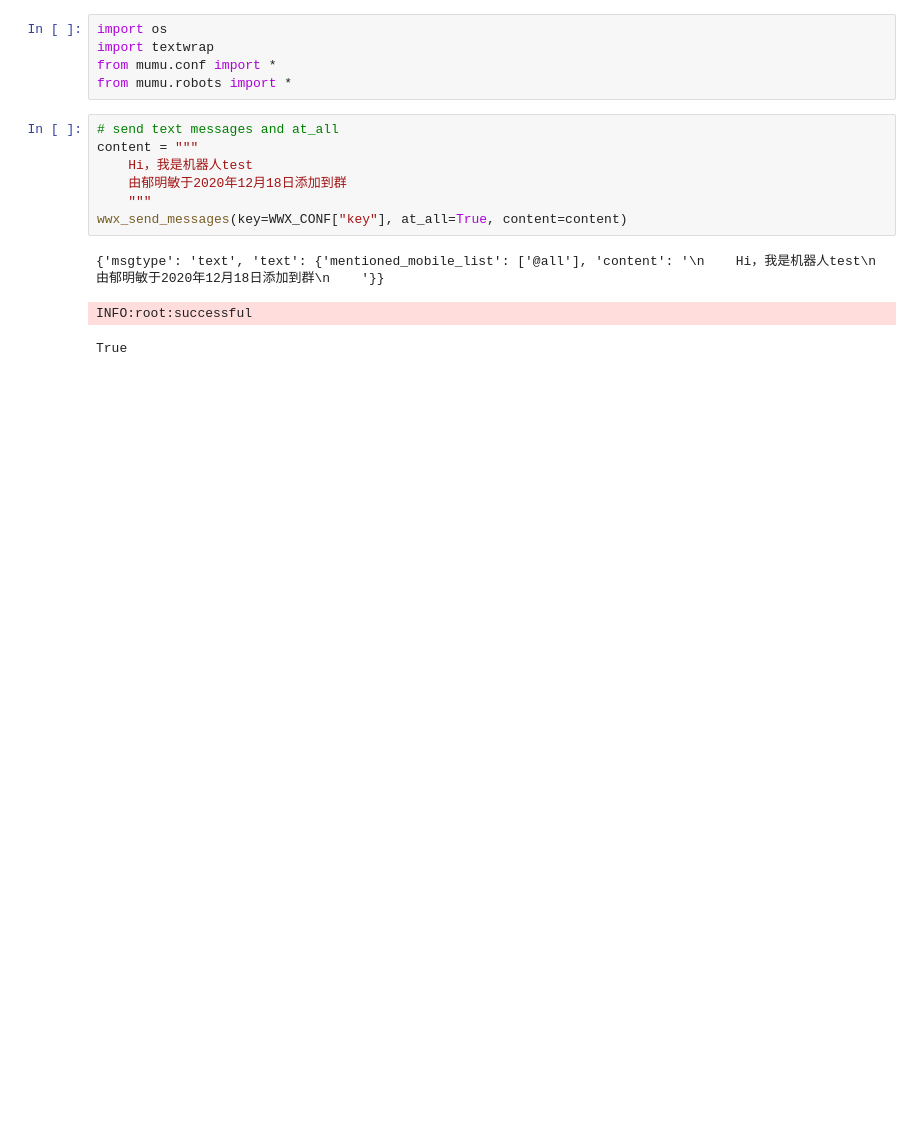
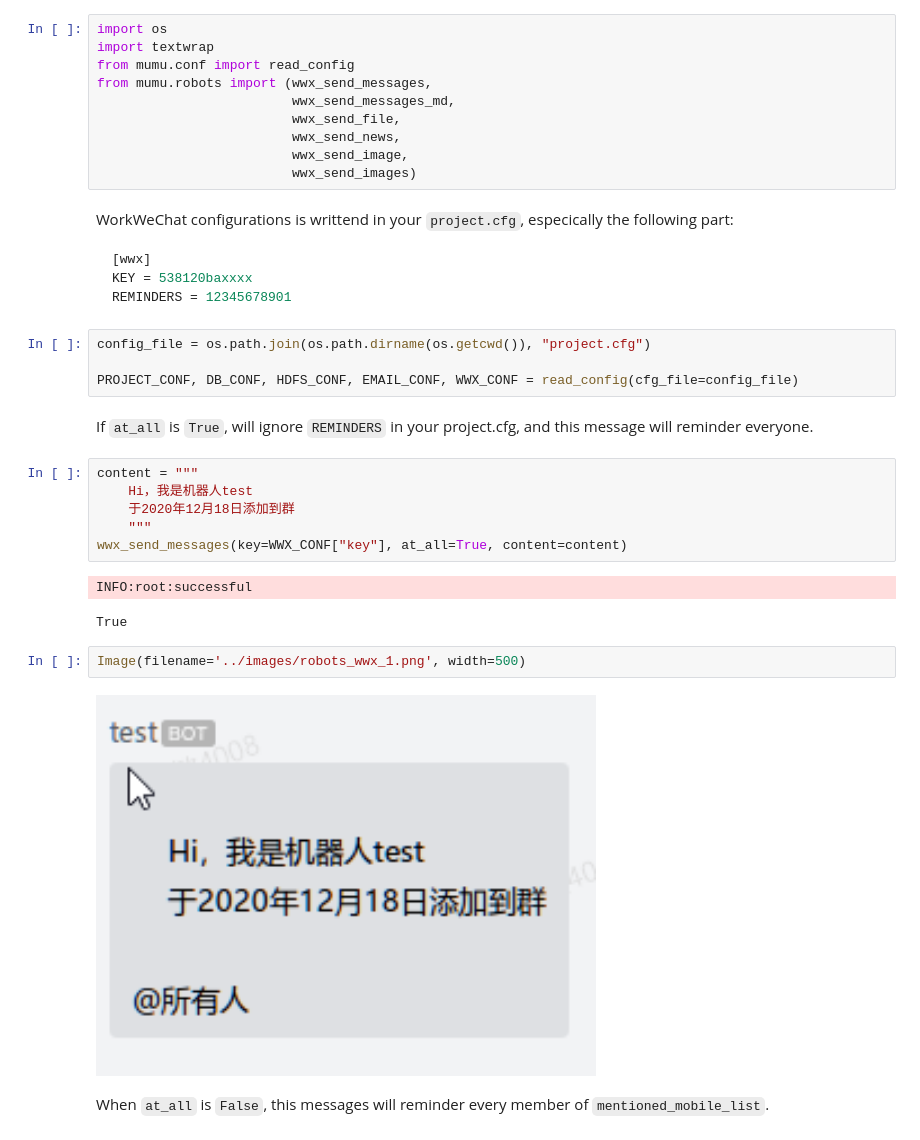
Before and after one commit to mingminyu/mumu, a Jupyter notebook: notebooks/robots_examples/WorkWeChat.ipynb, the cells around one changed output. Saved outputs shown, nothing was run; the diff lists cells and outputs as text; blank space fills up the shorter version.

Commit message:
add logo/favicon.ico,mumu.png, update requirements.txt of mumu project, add WorkWeChat.ipynb, update db/_impala.py, update feature/*, update conf/*, and so on

````diff
--- a/notebooks/robots_examples/WorkWeChat.ipynb
+++ b/notebooks/robots_examples/WorkWeChat.ipynb
@@ -1,19 +5,42 @@
 # %%
 import os
 import textwrap
-from mumu.conf import *
-from mumu.robots import *
+from mumu.conf import read_config
+from mumu.robots import (wwx_send_messages,
+                         wwx_send_messages_md,
+                         wwx_send_file,
+                         wwx_send_news,
+                         wwx_send_image,
+                         wwx_send_images)
+# %% [markdown]
+WorkWeChat configurations is writtend in your `project.cfg`, especically the following part:
+
+```ini
+[wwx]
+KEY = 538120baxxxx
+REMINDERS = 12345678901
+```
+# %%
+config_file = os.path.join(os.path.dirname(os.getcwd()), "project.cfg")
+
+PROJECT_CONF, DB_CONF, HDFS_CONF, EMAIL_CONF, WWX_CONF = read_config(cfg_file=config_file)
+# %% [markdown]
+If `at_all` is `True`, will ignore `REMINDERS` in your project.cfg, and this message will reminder everyone.
 # %%
-# send text messages and at_all
 content = """
     Hi，我是机器人test
-    由郁明敏于2020年12月18日添加到群
+    于2020年12月18日添加到群
     """
 wwx_send_messages(key=WWX_CONF["key"], at_all=True, content=content)
 # %% [output]
-{'msgtype': 'text', 'text': {'mentioned_mobile_list': ['@all'], 'content': '\n    Hi，我是机器人test\n    由郁明敏于2020年12月18日添加到群\n    '}}
+INFO:root:successful
-INFO:root:successful
+True
-True
+# %%
+Image(filename='../images/robots_wwx_1.png', width=500)
+# %% [output]
+[figure, added]
+# %% [markdown]
+When `at_all` is `False`, this messages will reminder every member of `mentioned_mobile_list`.
 # %%
 content = """
     Hi，我是机器人test2
````
Also changed, not shown: parts of 20 cells of this notebook, 30 other files.
